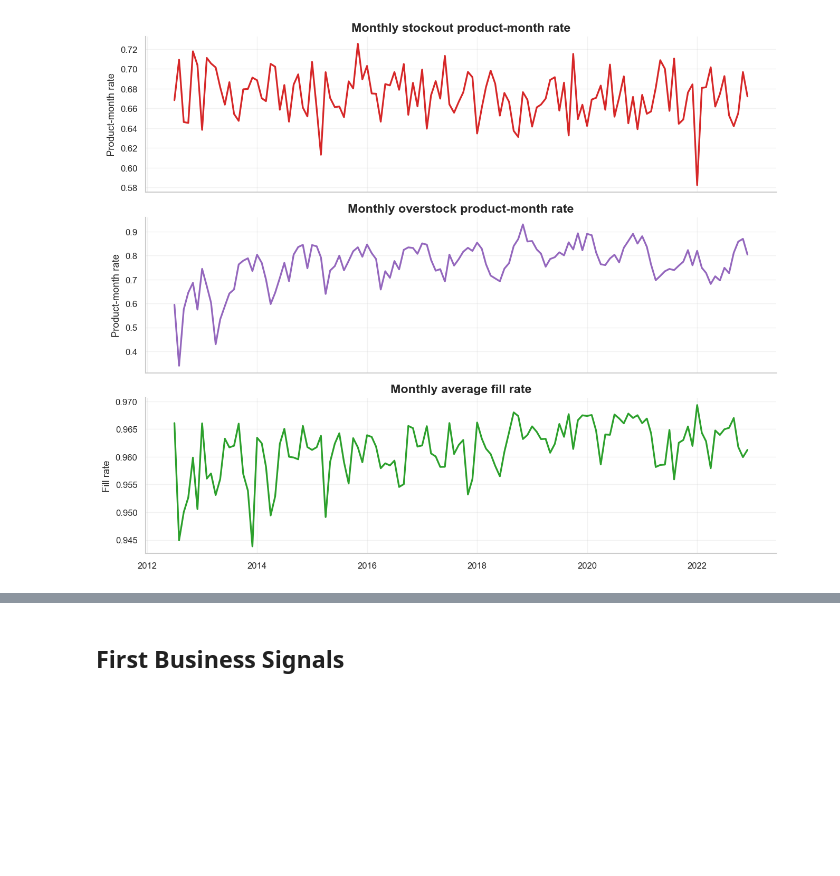
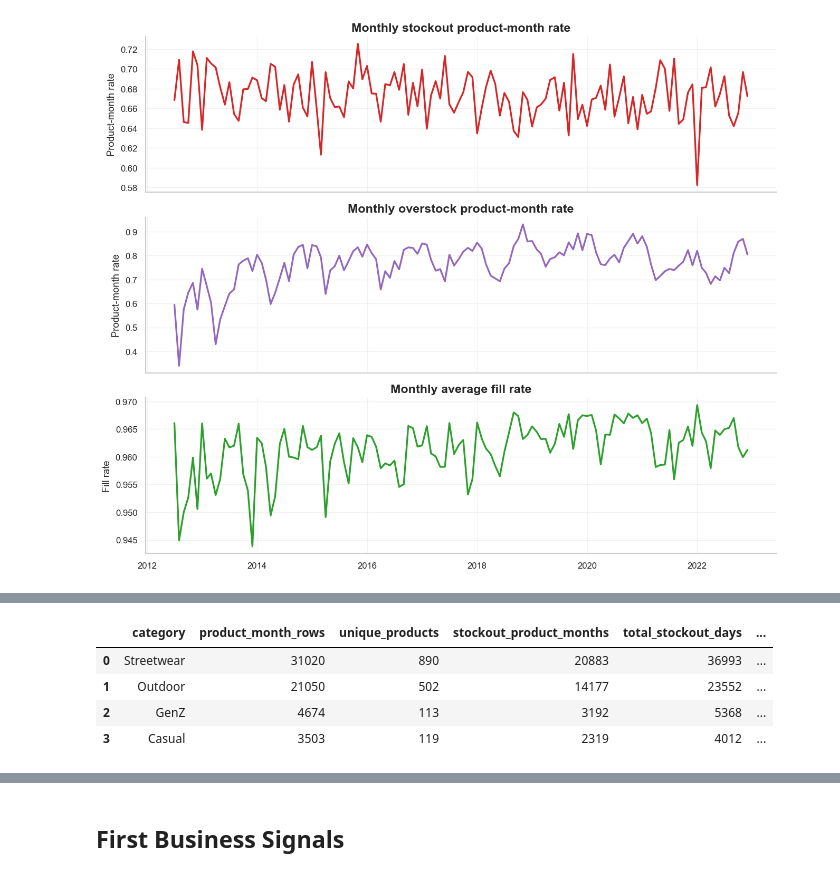
Before and after one commit to NgTHung/DATATHON-2026-r1, a Jupyter notebook: notebooks/02_eda.ipynb, the cells around one changed output, grey strips where cells are left out. Saved outputs shown, nothing was run; the diff lists cells and outputs as text; code cells hidden in the pictures; blank space fills up the shorter version.

```diff
--- a/notebooks/02_eda.ipynb
+++ b/notebooks/02_eda.ipynb
@@ -368,0 +374,9 @@ stock_status_by_group.sort_values(["stockout_product_month_rate", "overstock_pro
+# %%
+category_fill_rate_loss = inventory_category_fill_rate_lost_unit_proxy(inventory)
+category_fill_rate_loss
+# %% [output]
+|  | category | product_month_rows | unique_products | stockout_product_months | total_stockout_days | ... |
+| 0 | Streetwear | 31020 | 890 | 20883 | 36993 | ... |
+| 1 | Outdoor | 21050 | 502 | 14177 | 23552 | ... |
+| 2 | GenZ | 4674 | 113 | 3192 | 5368 | ... |
+| 3 | Casual | 3503 | 119 | 2319 | 4012 | ... |
```
Also changed, not shown: parts of 3 cells of this notebook, 3 other files.
